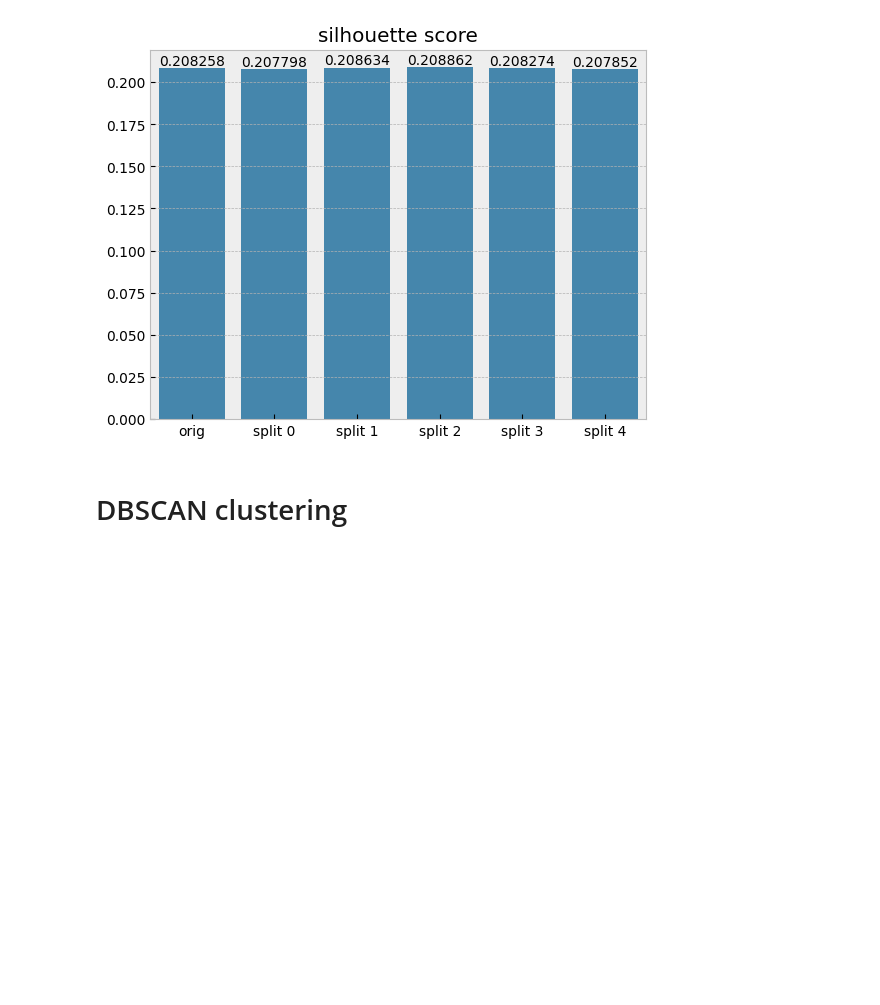
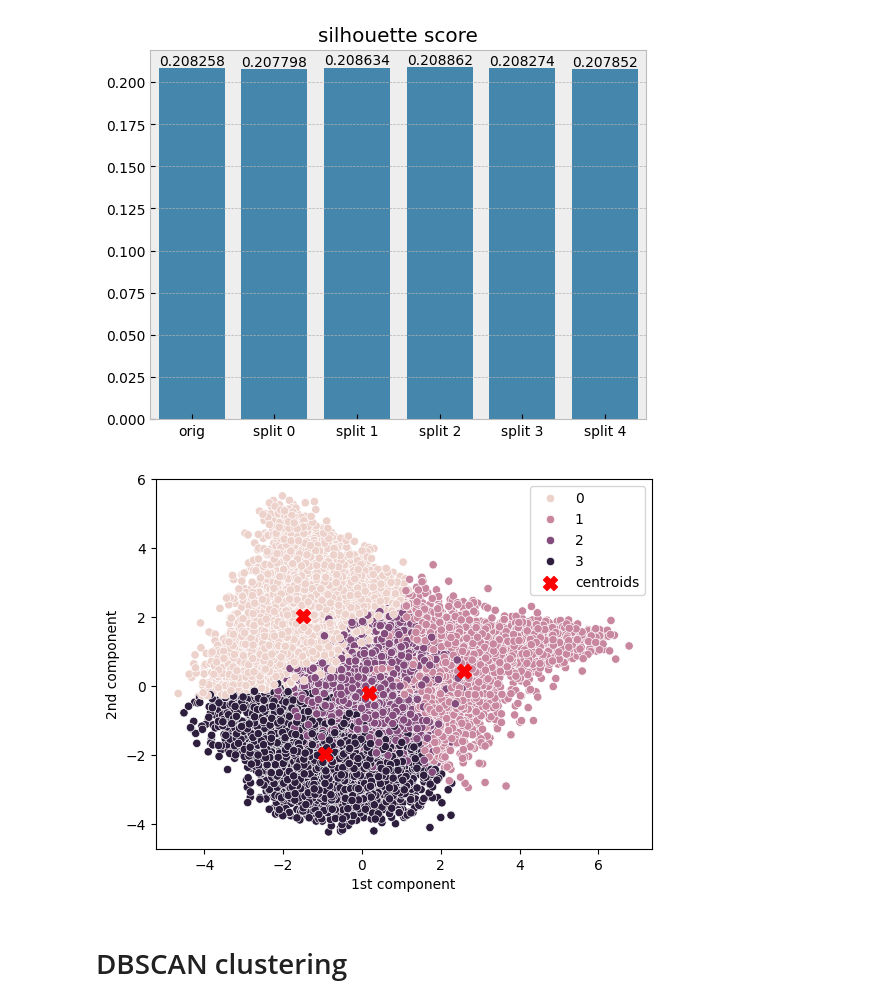
Before and after one commit to ExtremCode/music_classification, a Jupyter notebook: clustering.ipynb, the cells around one changed output. Saved outputs shown, nothing was run; the diff lists cells and outputs as text; code cells hidden in the pictures; blank space fills up the shorter version.

Commit message:
add kmeans centroids

```diff
--- a/clustering.ipynb
+++ b/clustering.ipynb
@@ -501,6 +501,20 @@ for key in clus_distr:
 [figure]
 [figure]
 [figure]
+# %%
+kmeans = KMeans(4, init="k-means++", random_state=17).fit(x)
+centroids = kmeans.cluster_centers_
+pca = PCA(2).fit(x)
+data = pca.transform(x)
+centr = pca.transform(centroids)
+sns.scatterplot(x=data[:, 0], y=data[:, 1], hue=kmeans.labels_)
+plt.scatter(centr[:, 0], centr[:, 1], marker="X", c="r", s=100, label="centroids")
+plt.legend()
+plt.xlabel("1st component")
+plt.ylabel("2nd component")
+plt.show();
+# %% [output]
+[figure, added]
 # %% [markdown]
 # DBSCAN clustering
 # %%
```
